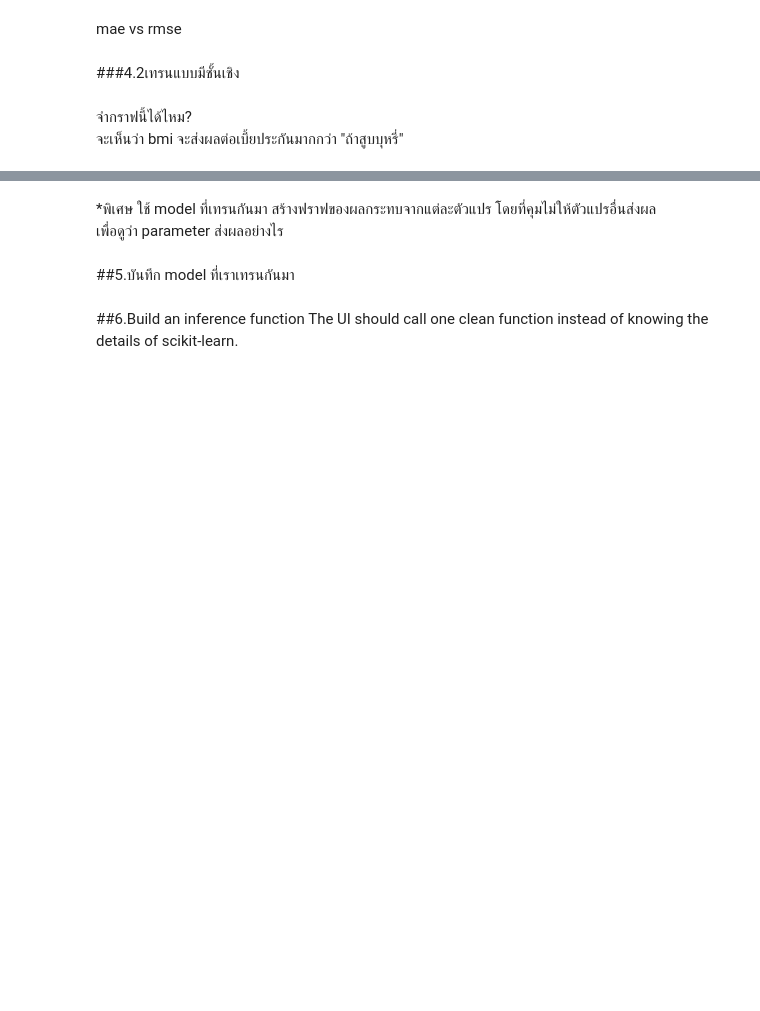
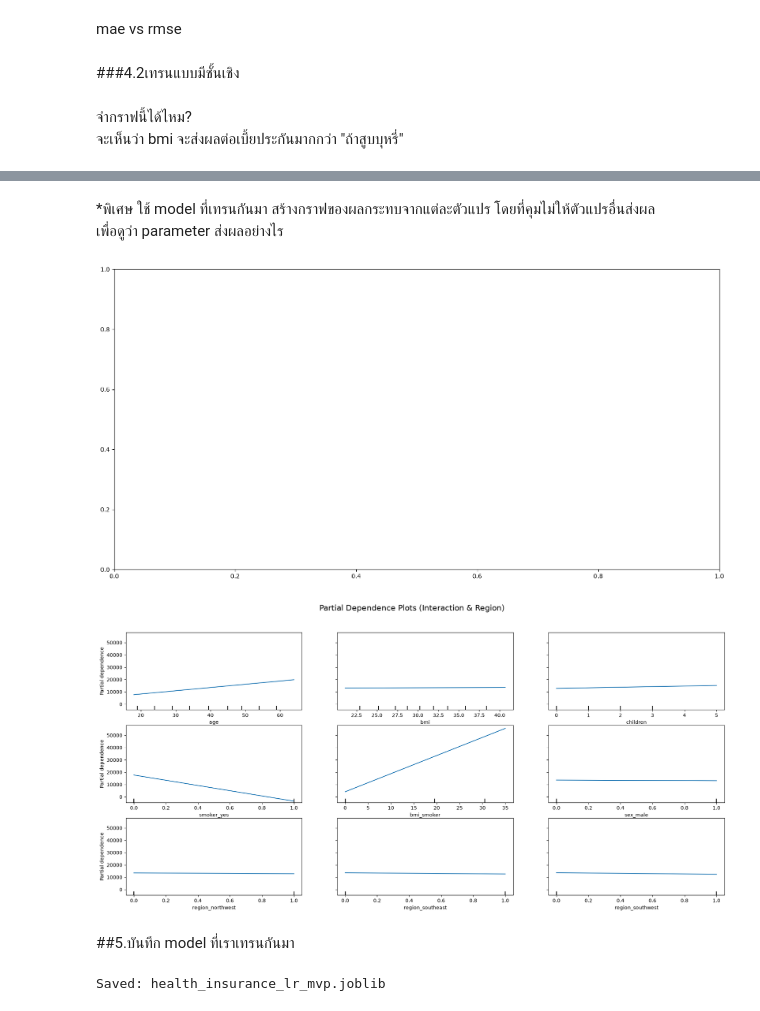
Before and after one commit to Miraiz09/Health-Insurance-Cost-Prediction, a Jupyter notebook: notebooks/train_model.ipynb, the cells around one changed output, grey strips where cells are left out. Cells and saved outputs as stored; diff of their text form; code cells hidden in the pictures; blank space fills up the shorter version.

```diff
--- a/notebooks/train_model.ipynb
+++ b/notebooks/train_model.ipynb
@@ -46,7 +44,7 @@ ImportError: DLL load failed while importing _tree: An Application Control polic
 # %% [markdown]
 ##0.โหลดข้อมูล
 # %%
-df = pd.read_csv("insurance.csv")
+df = pd.read_csv('../datasets/insurance.csv')
 # %% [markdown]
 ##1.ตรวจข้อมูลที่นำมาใช้
 # %% [markdown]
@@ -326,35 +459,43 @@ X.head()
 # %% [markdown]
-*พิเศษ ใช้ model ที่เทรนกันมา สร้างฟราฟของผลกระทบจากแต่ละตัวแปร โดยที่คุมไม่ให้ตัวแปรอื่นส่งผล
+*พิเศษ ใช้ model ที่เทรนกันมา สร้างกราฟของผลกระทบจากแต่ละตัวแปร โดยที่คุมไม่ให้ตัวแปรอื่นส่งผล
 <br>เพื่อดูว่า parameter ส่งผลอย่างไร
 # %%
 # 1. กำหนด Features ที่ต้องการพล็อตให้ครบทุกตัวแปร (รวม sex และ region ทุกหมวด)
 features_to_plot = [
     'age',
     'bmi',
     'children',
     'smoker_yes',
     'bmi_smoker',        # Interaction Term ที่สร้างขึ้นใหม่
     'sex_male',          # เพศ (1 = male, 0 = female)
     'region_northwest',  # ภูมิภาคเทียบกับ northeast
     'region_southeast',
     'region_southwest'
 ]
 
 # 2. สร้าง Grid สำหรับวางกราฟ (เช่น 2 แถว 4 คอลัมน์)
 fig, ax = plt.subplots(figsize=(18, 9))
 
+# แปลงข้อมูล X_train ให้เป็น Float ทั้งหมด
+X_train_float = X_train.astype(float)
+
+fig, ax = plt.subplots(figsize=(18, 9))
+
 # 3. วาด PDP ครบทุก Feature
 PartialDependenceDisplay.from_estimator(
     model,
-    X_train,
+    X_train_float, # <--- แก้ไขจุดนี้
     features_to_plot,
     grid_resolution=50,
     ax=ax
 )
 
 plt.suptitle("Partial Dependence Plots (Interaction & Region)", fontsize=16)
 plt.tight_layout(rect=[0, 0, 1, 0.95])
 plt.show()
+# %% [output]
+[figure, added]
+[figure, added]
 # %% [markdown]
 ##5.บันทึก model ที่เราเทรนกันมา
 # %%
@@ -363,5 +504,7 @@ model_package = {
     "features": features
 }
 
-joblib.dump(model_package, "health_insurance_lr_mvp.joblib")
-print("Saved: health_insurance_lr_mvp.joblib")
+joblib.dump(model_package, "../src/insurance_model.joblib")
+print("Saved: insurance_model.joblib")
+# %% [output]
+Saved: health_insurance_lr_mvp.joblib
@@ -375,3 +510,0 @@ print("Loaded features:", feature_names)
-# %% [markdown]
-##6.Build an inference function
-The UI should call one clean function instead of knowing the details of scikit-learn.
```
Also changed, not shown: parts of 26 cells of this notebook, 3 other files.
